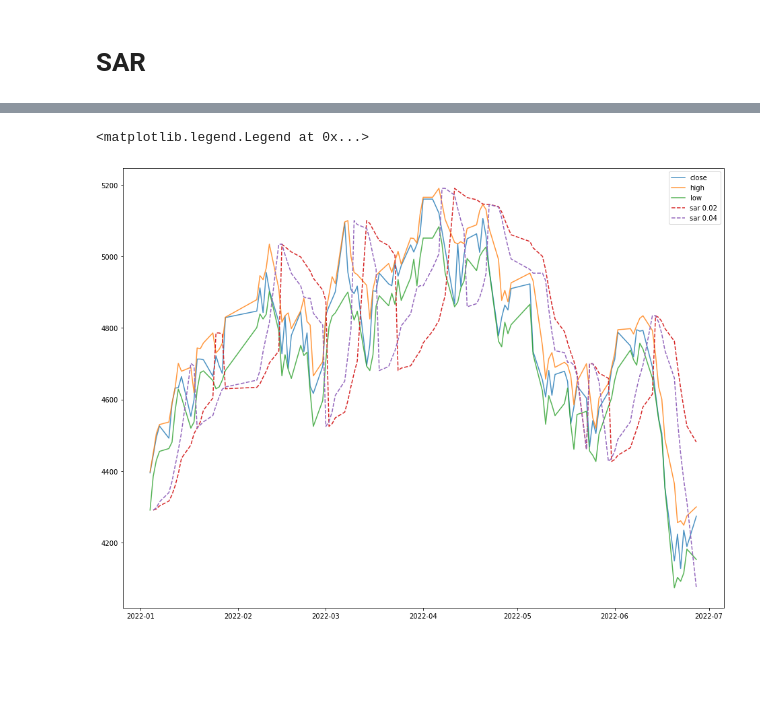
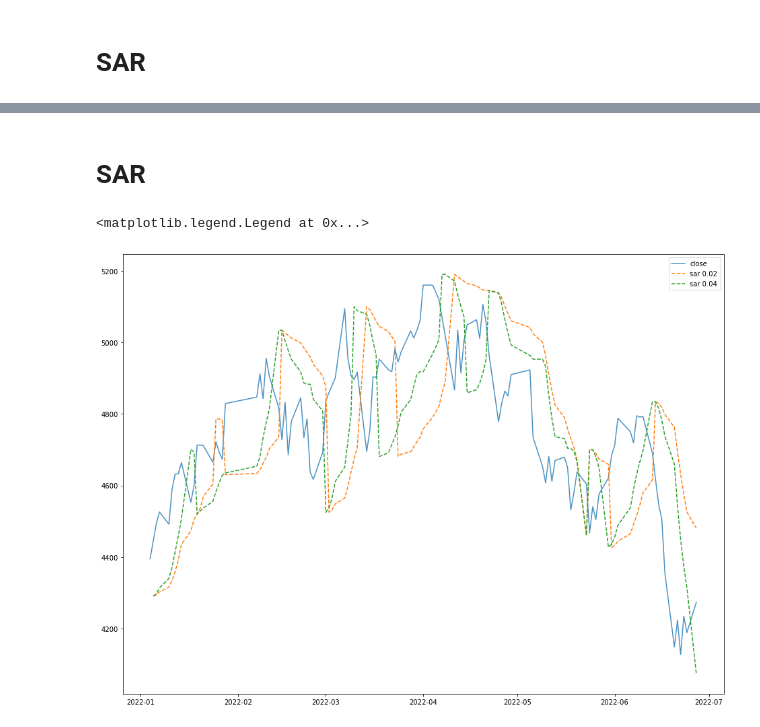
Before and after one commit to MaxwellLZH/quant-tutorial, a Jupyter notebook: src/聚宽代码/dev_indicators.ipynb, the cells around one changed output, grey strips where cells are left out. Drawn from its saved outputs; the diff is of its cells as text; code cells hidden in the pictures; blank space fills up the shorter version.

```diff
--- a/src/聚宽代码/dev_indicators.ipynb
+++ b/src/聚宽代码/dev_indicators.ipynb
@@ -39,17 +72,19 @@ plt.plot(df['close'])
+# %% [markdown]
+# SAR
 # %%
 # SAR(high, low, acceleration=0, maximum=0)
 
 d = df.loc['2022': ]
 sar = talib.SAR(d['high'], d['low'], 0.02, 0.2)
 
 _ = plt.subplots(figsize=(16, 12))
 plt.plot(d['close'], label='close', alpha=0.8)
-plt.plot(d['high'], label='high', alpha=0.8)
-plt.plot(d['low'], label='low', alpha=0.8)
+# plt.plot(d['high'], label='high', alpha=0.8)
+# plt.plot(d['low'], label='low', alpha=0.8)
 plt.plot(talib.SAR(d['high'], d['low'], 0.02, 0.2), label='sar 0.02', linestyle="--")
 plt.plot(talib.SAR(d['high'], d['low'], 0.04, 0.2), label='sar 0.04', linestyle="--")
 
 plt.legend()
 # %% [output]
 <matplotlib.legend.Legend at 0x...>
-[figure, old version]
+[figure, new version]
```
Also changed, not shown: parts of 5 cells of this notebook.
